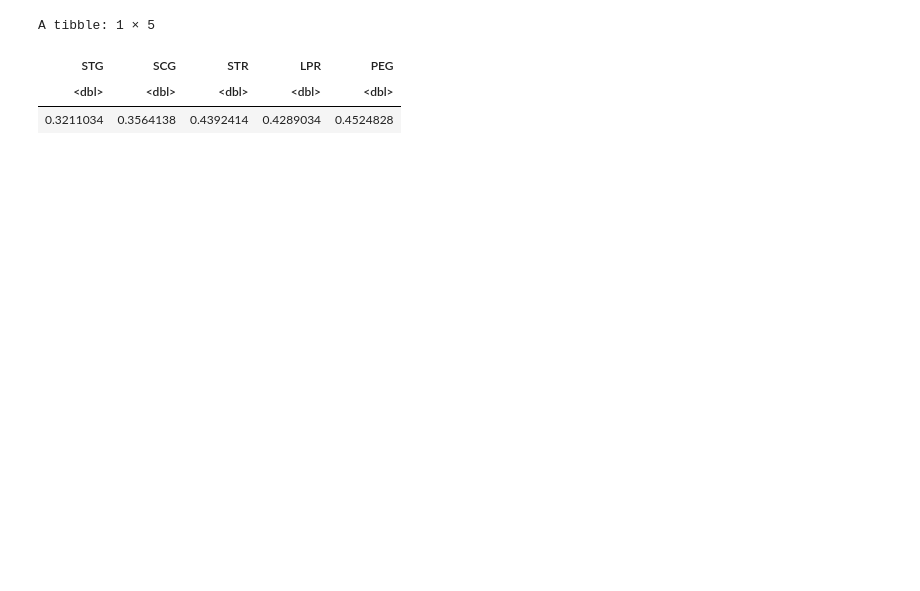
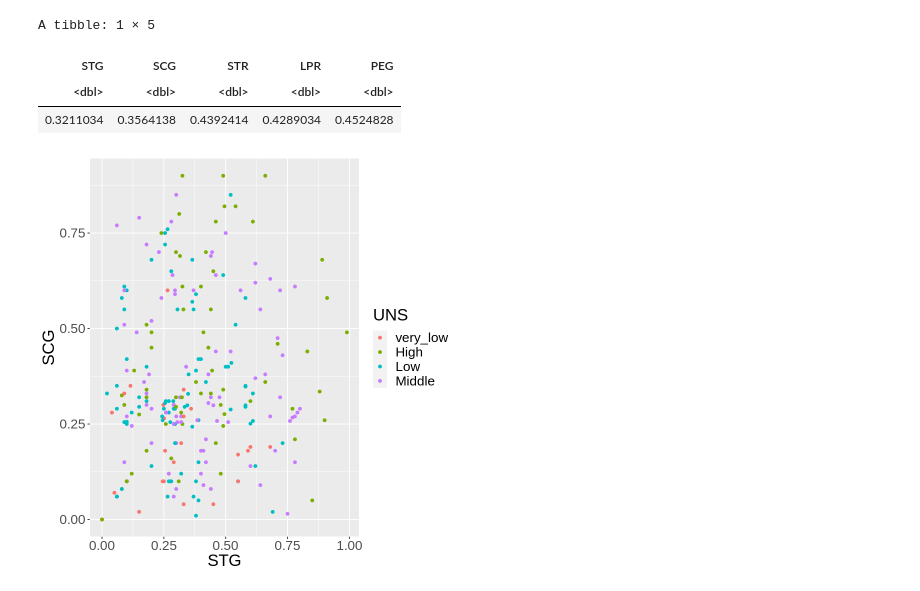
Before and after one commit to knices/user-knowledge-project, a Jupyter notebook: dsci_project.ipynb, the cells around one changed output. Saved outputs shown, nothing was run; the diff lists cells and outputs as text; code cells hidden in the pictures; blank space fills up the shorter version.

```diff
--- a/dsci_project.ipynb
+++ b/dsci_project.ipynb
@@ -97,3 +97,11 @@ A tibble: 1 × 5
 | STG | SCG | STR | LPR | PEG |
 | <dbl> | <dbl> | <dbl> | <dbl> | <dbl> |
 | 0.3211034 | 0.3564138 | 0.4392414 | 0.4289034 | 0.4524828 |
+# %%
+STG_vs_SCG <- ggplot(training_data, aes(x = STG, y = SCG, colour = UNS)) +
+    geom_point() +
+    labs(x = "STG", y = "SCG") +
+    theme(text = element_text(size = 20))
+STG_vs_SCG
+# %% [output]
+[figure, added]
```
Also changed, not shown: parts of 4 cells of this notebook.
